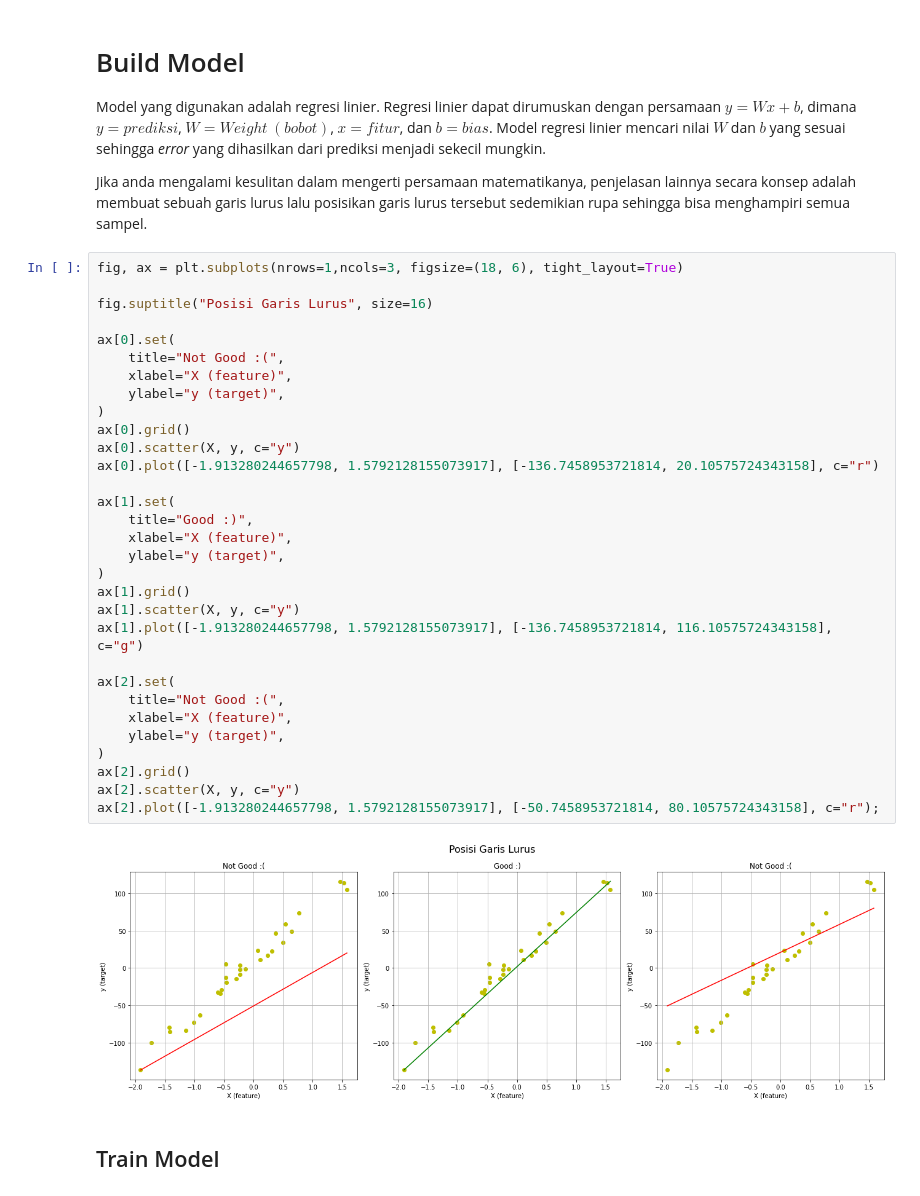
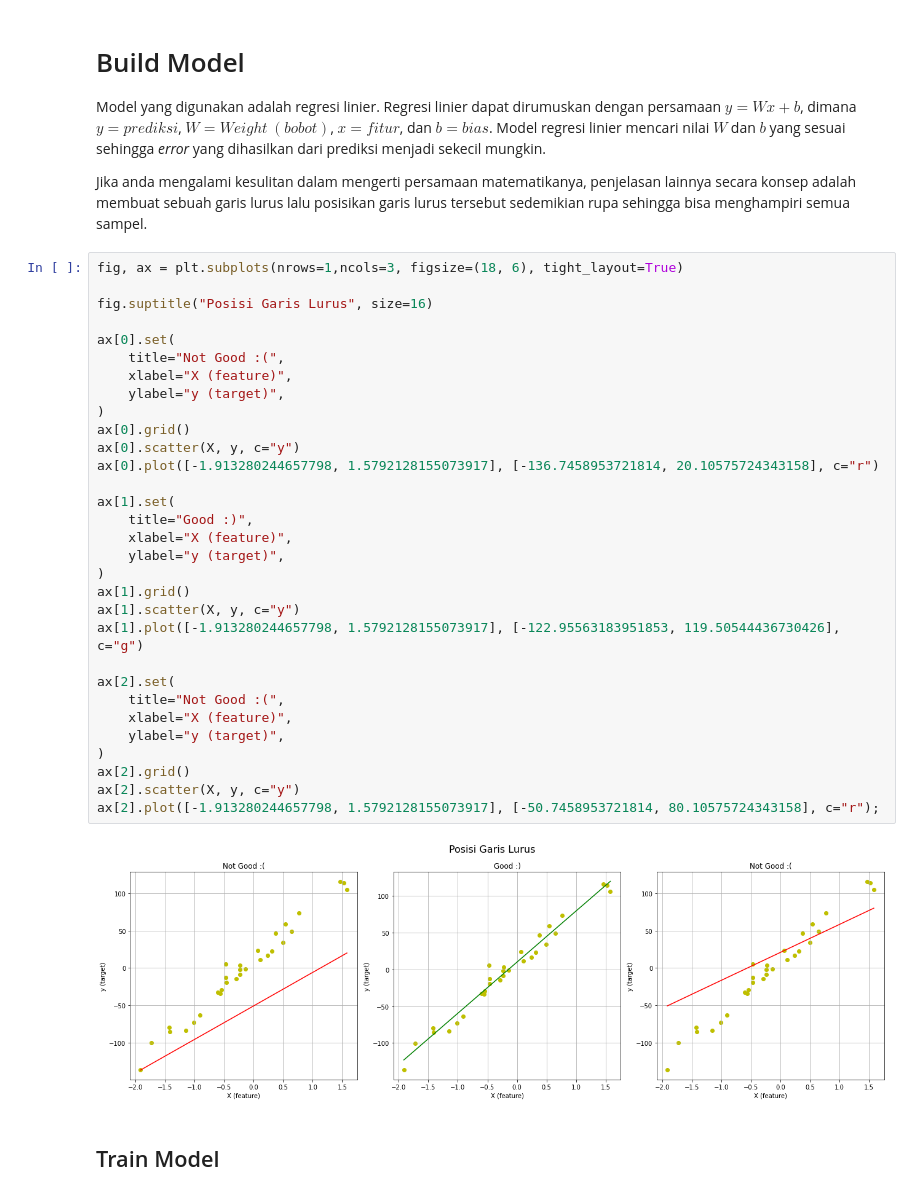
Before and after one commit to haloapping/ml-workflow, a Jupyter notebook: notebooks/03_simple_linear_regression.ipynb, the cells around one changed output. Saved outputs shown, nothing was run; the diff lists cells and outputs as text.

```diff
--- a/notebooks/03_simple_linear_regression.ipynb
+++ b/notebooks/03_simple_linear_regression.ipynb
@@ -52,35 +52,35 @@ Jika anda mengalami kesulitan dalam mengerti persamaan matematikanya, penjelasan
 fig, ax = plt.subplots(nrows=1,ncols=3, figsize=(18, 6), tight_layout=True)
 
 fig.suptitle("Posisi Garis Lurus", size=16)
 
 ax[0].set(
     title="Not Good :(",
     xlabel="X (feature)",
     ylabel="y (target)",
 )
 ax[0].grid()
 ax[0].scatter(X, y, c="y")
 ax[0].plot([-1.913280244657798, 1.5792128155073917], [-136.7458953721814, 20.10575724343158], c="r")
 
 ax[1].set(
     title="Good :)",
     xlabel="X (feature)",
     ylabel="y (target)",
 )
 ax[1].grid()
 ax[1].scatter(X, y, c="y")
-ax[1].plot([-1.913280244657798, 1.5792128155073917], [-136.7458953721814, 116.10575724343158], c="g")
+ax[1].plot([-1.913280244657798, 1.5792128155073917], [-122.95563183951853, 119.50544436730426], c="g")
 
 ax[2].set(
     title="Not Good :(",
     xlabel="X (feature)",
     ylabel="y (target)",
 )
 ax[2].grid()
 ax[2].scatter(X, y, c="y")
 ax[2].plot([-1.913280244657798, 1.5792128155073917], [-50.7458953721814, 80.10575724343158], c="r");
 # %% [output]
-[figure, old version]
+[figure, new version]
 # %% [markdown]
 ## Train Model
 # %%
```
Also changed, not shown: parts of 4 cells of this notebook.
